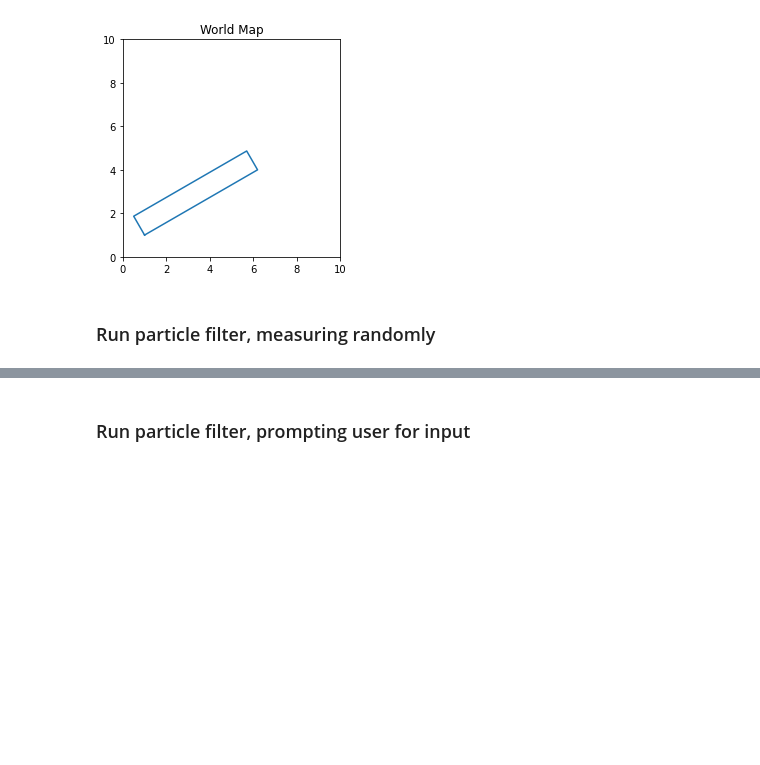
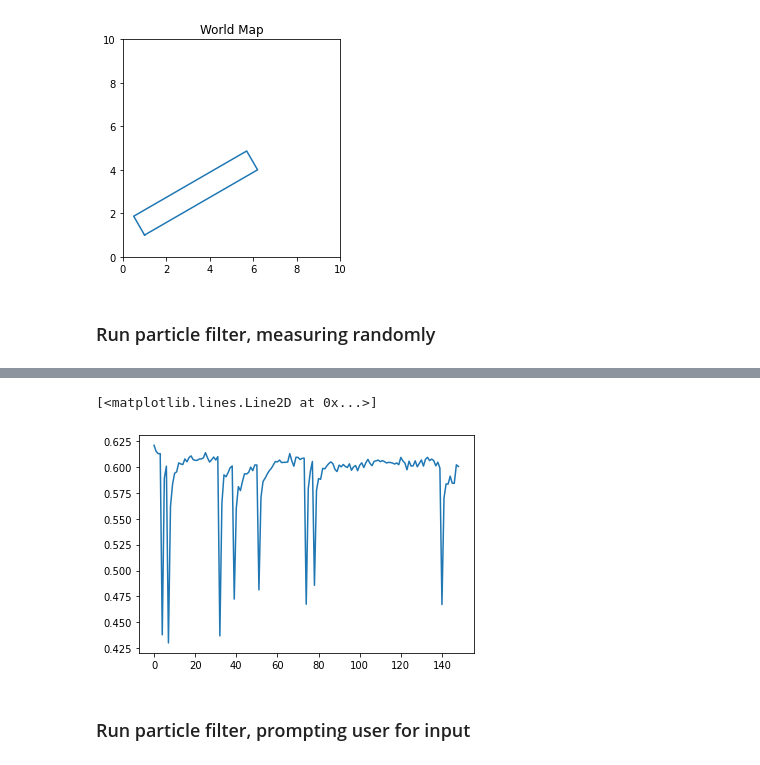
Before and after one commit to playertr/SDM_project, a Jupyter notebook: particle_filter_example.ipynb, the cells around one changed output, grey strips where cells are left out. Saved outputs shown, nothing was run; the diff lists cells and outputs as text; code cells hidden in the pictures; blank space fills up the shorter version.

```diff
--- a/particle_filter_example.ipynb
+++ b/particle_filter_example.ipynb
@@ -225,3 +228,8 @@ IndexError: list index out of range
+# %%
+plt.plot(rand_entropies)
+# %% [output]
+[<matplotlib.lines.Line2D at 0x...>]
+[figure, added]
 # %% [markdown]
 ### Run particle filter, prompting user for input
 # %%
```
Also changed, not shown: parts of 4 cells of this notebook, 4 other files.
